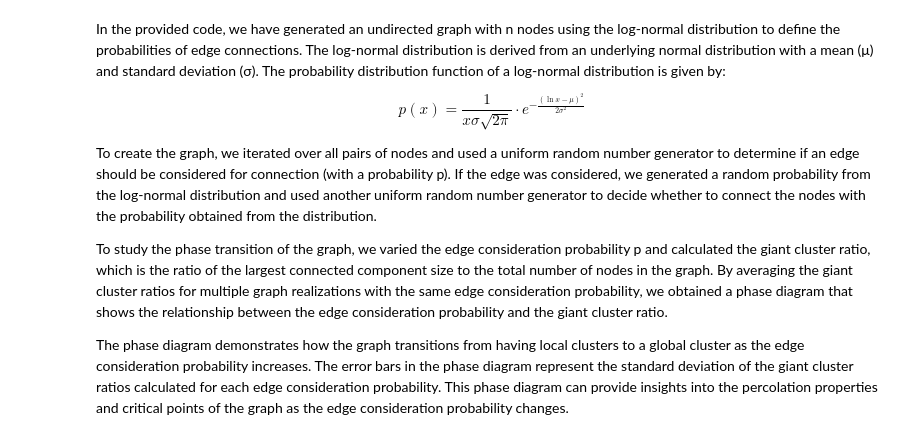
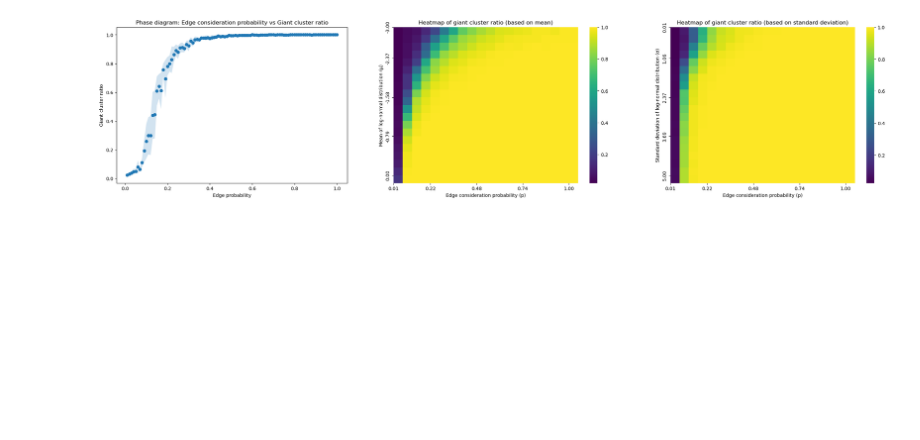
Before and after one commit to shichenliu97/active-matters-programmed-phase-transition, a Jupyter notebook: analysis/percolation.ipynb, the cells around one changed output. Cells and saved outputs as stored; diff of their text form; code cells hidden in the pictures; blank space fills up the shorter version.

Commit message:
add phase diagrams

```diff
--- a/analysis/percolation.ipynb
+++ b/analysis/percolation.ipynb
@@ -47 +63,13 @@ def analyze_graph(G):
+# %%
+# Simulation parameters
+n = 100
+std_dev = 0.3
+num_realizations = 20
+
+# Phase diagram calculation
+p_values = np.linspace(0.01, 1, num=30)
+mean = -1
+
+ratios = []
+errors = []
 # %%
@@ -85,13 +104,0 @@ plt.show()
-# %% [markdown]
-In the provided code, we have generated an undirected graph with n nodes using the log-normal distribution to define the probabilities of edge connections. The log-normal distribution is derived from an underlying normal distribution with a mean (μ) and standard deviation (σ). The probability distribution function of a log-normal distribution is given by:
-
-\begin{equation}
-p(x) = \frac{1}{x\sigma\sqrt{2\pi}} \cdot e^{-\frac{(\ln x - \mu)^2}{2\sigma^2}}
-\end{equation}
-
-
-To create the graph, we iterated over all pairs of nodes and used a uniform random number generator to determine if an edge should be considered for connection (with a probability p). If the edge was considered, we generated a random probability from the log-normal distribution and used another uniform random number generator to decide whether to connect the nodes with the probability obtained from the distribution.
-
-To study the phase transition of the graph, we varied the edge consideration probability p and calculated the giant cluster ratio, which is the ratio of the largest connected component size to the total number of nodes in the graph. By averaging the giant cluster ratios for multiple graph realizations with the same edge consideration probability, we obtained a phase diagram that shows the relationship between the edge consideration probability and the giant cluster ratio.
-
-The phase diagram demonstrates how the graph transitions from having local clusters to a global cluster as the edge consideration probability increases. The error bars in the phase diagram represent the standard deviation of the giant cluster ratios calculated for each edge consideration probability. This phase diagram can provide insights into the percolation properties and critical points of the graph as the edge consideration probability changes.
@@ -97,0 +131,55 @@ The phase diagram demonstrates how the graph transitions from having local clust
+# %%
+fig, (ax1, ax2, ax3) = plt.subplots(1, 3, figsize=(30, 6))
+
+# Plot phase diagram with shaded error region
+ax1.plot(p_values, avg_ratios, 'o')
+ax1.fill_between(p_values, np.array(avg_ratios) - np.array(std_devs), np.array(avg_ratios) + np.array(std_devs), alpha=0.2)
+ax1.set_xlabel('Edge probability')
+ax1.set_ylabel('Giant cluster ratio')
+ax1.set_title('Phase diagram: Edge consideration probability vs Giant cluster ratio')
+
+# Plot heatmap based on mean
+sns.heatmap(heatmap_data_mean, cmap='viridis', ax=ax2)
+
+# Set sparser tick labels for the heatmap based on mean
+num_xticks = 5
+num_yticks = 5
+
+xtick_positions = np.linspace(0, len(p_values_heatmap) - 1, num_xticks, dtype=int)
+xtick_labels = [f"{p_values_heatmap[i]:.2f}" for i in xtick_positions]
+ax2.set_xticks(xtick_positions)
+ax2.set_xticklabels(xtick_labels)
+
+ytick_positions = np.linspace(0, len(mean_values) - 1, num_yticks, dtype=int)
+ytick_labels = [f"{mean_values[i]:.2f}" for i in ytick_positions]
+ax2.set_yticks(ytick_positions)
+ax2.set_yticklabels(ytick_labels)
+
+ax2.set_xlabel('Edge consideration probability (p)')
+ax2.set_ylabel('Mean of log-normal distribution (μ)')
+ax2.set_title('Heatmap of giant cluster ratio (based on mean)')
+
+# Plot heatmap based on standard deviation
+sns.heatmap(heatmap_data_std_dev, cmap='viridis', ax=ax3)
+
+# Set sparser tick labels for the heatmap based on standard deviation
+num_xticks = 5
+num_yticks = 5
+
+xtick_positions = np.linspace(0, len(p_values_heatmap) - 1, num_xticks, dtype=int)
+xtick_labels = [f"{p_values_heatmap[i]:.2f}" for i in xtick_positions]
+ax3.set_xticks(xtick_positions)
+ax3.set_xticklabels(xtick_labels)
+
+ytick_positions = np.linspace(0, len(std_dev_values) - 1, num_yticks, dtype=int)
+ytick_labels = [f"{std_dev_values[i]:.2f}" for i in ytick_positions]
+ax3.set_yticks(ytick_positions)
+ax3.set_yticklabels(ytick_labels)
+
+ax3.set_xlabel('Edge consideration probability (p)')
+ax3.set_ylabel('Standard deviation of log-normal distribution (σ)')
+ax3.set_title('Heatmap of giant cluster ratio (based on standard deviation)')
+
+plt.show()
+# %% [output]
+[figure, added]
```
Also changed, not shown: parts of 10 cells of this notebook.
